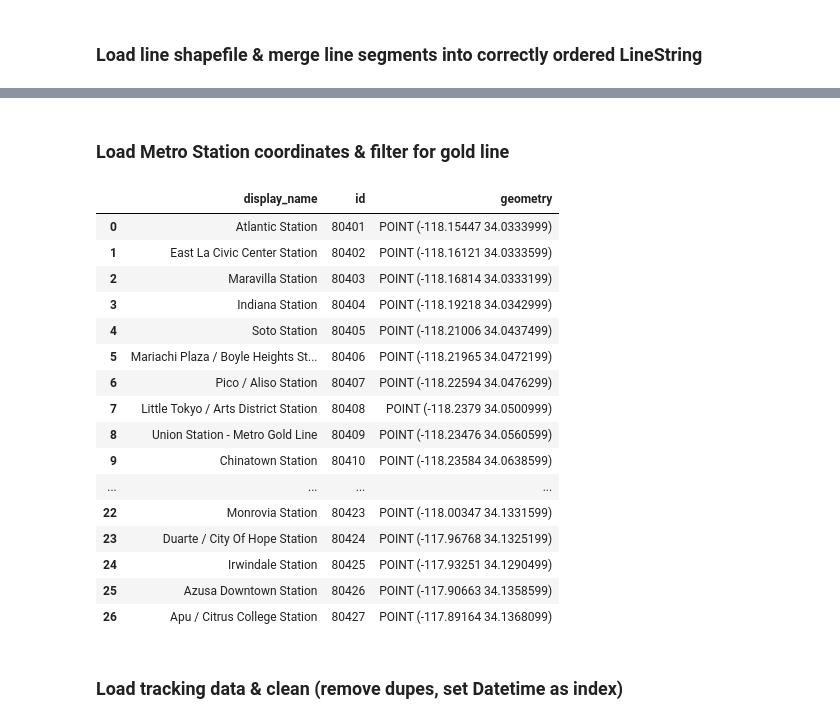
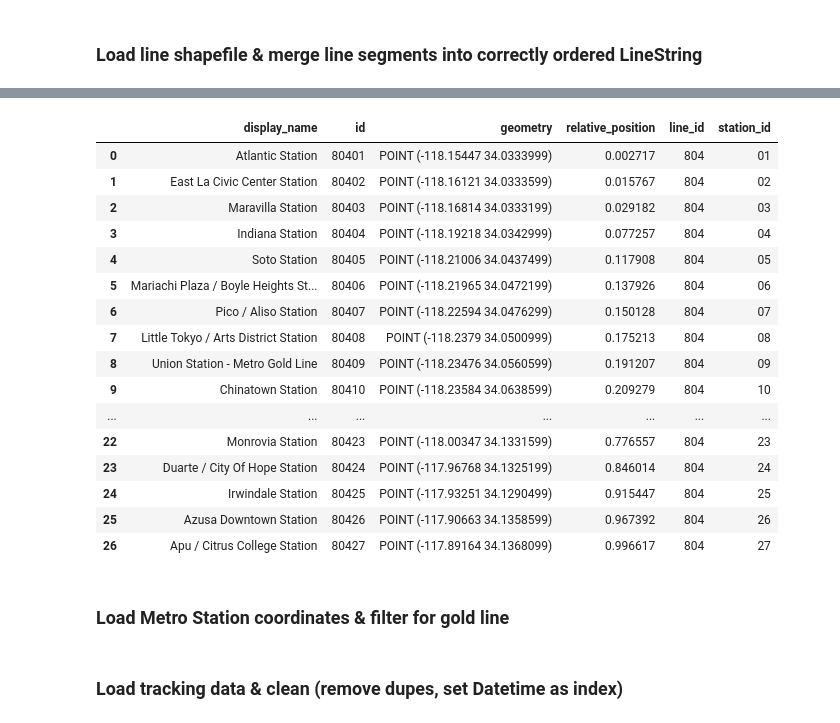
Before and after one commit to metro-ontime/analysis--deprecated, a Jupyter notebook: position_tracker.ipynb, the cells around one changed output, grey strips where cells are left out. Drawn from its saved outputs; the diff is of its cells as text; code cells hidden in the pictures.

```diff
--- a/position_tracker.ipynb
+++ b/position_tracker.ipynb
@@ -10,36 +17,27 @@ gold_line = create_ordered_line(data)
+# %%
+from App.classes.Line import loadStations
+stations = json.load(open('misc/GoldLineStationIds.json'))['items']
+loadStations(stations, gold_line)
+# %% [output]
+|  | display_name | id | geometry | relative_position | line_id | station_id |
+| 0 | Atlantic Station | 80401 | POINT (-118.15447 34.0333999) | 0.002717 | 804 | 01 |
+| 1 | East La Civic Center Station | 80402 | POINT (-118.16121 34.0333599) | 0.015767 | 804 | 02 |
+| 2 | Maravilla Station | 80403 | POINT (-118.16814 34.0333199) | 0.029182 | 804 | 03 |
+| 3 | Indiana Station | 80404 | POINT (-118.19218 34.0342999) | 0.077257 | 804 | 04 |
+| 4 | Soto Station | 80405 | POINT (-118.21006 34.0437499) | 0.117908 | 804 | 05 |
+| 5 | Mariachi Plaza / Boyle Heights St... | 80406 | POINT (-118.21965 34.0472199) | 0.137926 | 804 | 06 |
+| 6 | Pico / Aliso Station | 80407 | POINT (-118.22594 34.0476299) | 0.150128 | 804 | 07 |
+| 7 | Little Tokyo / Arts District Station | 80408 | POINT (-118.2379 34.0500999) | 0.175213 | 804 | 08 |
+| 8 | Union Station - Metro Gold Line | 80409 | POINT (-118.23476 34.0560599) | 0.191207 | 804 | 09 |
+| 9 | Chinatown Station | 80410 | POINT (-118.23584 34.0638599) | 0.209279 | 804 | 10 |
+| ... | ... | ... | ... | ... | ... | ... |
+| 22 | Monrovia Station | 80423 | POINT (-118.00347 34.1331599) | 0.776557 | 804 | 23 |
+| 23 | Duarte / City Of Hope Station | 80424 | POINT (-117.96768 34.1325199) | 0.846014 | 804 | 24 |
+| 24 | Irwindale Station | 80425 | POINT (-117.93251 34.1290499) | 0.915447 | 804 | 25 |
+| 25 | Azusa Downtown Station | 80426 | POINT (-117.90663 34.1358599) | 0.967392 | 804 | 26 |
+| 26 | Apu / Citrus College Station | 80427 | POINT (-117.89164 34.1368099) | 0.996617 | 804 | 27 |
 # %% [markdown]
 ### Load Metro Station coordinates & filter for gold line
-# %%
-import geopandas as gpd
-import pandas as pd
-from shapely.geometry import Point
-
-#stations = gpd.read_file('shapefiles/Metro_Rail_Lines_Stops.shp')
-#gold_line_stations = stations[stations['MetroLine'] == 'Gold Line']
-stations = json.load(open('misc/GoldLineStationIds.json'))['items']
-stations = pd.DataFrame(stations)
-stations = gpd.GeoDataFrame(stations, geometry = [Point(xy) for xy in zip(stations.longitude, stations.latitude)])
-stations = stations.drop(['latitude', 'longitude'], axis=1)
-gold_line_stations = stations
-gold_line_stations
-# %% [output]
-|  | display_name | id | geometry |
-| 0 | Atlantic Station | 80401 | POINT (-118.15447 34.0333999) |
-| 1 | East La Civic Center Station | 80402 | POINT (-118.16121 34.0333599) |
-| 2 | Maravilla Station | 80403 | POINT (-118.16814 34.0333199) |
-| 3 | Indiana Station | 80404 | POINT (-118.19218 34.0342999) |
-| 4 | Soto Station | 80405 | POINT (-118.21006 34.0437499) |
-| 5 | Mariachi Plaza / Boyle Heights St... | 80406 | POINT (-118.21965 34.0472199) |
-| 6 | Pico / Aliso Station | 80407 | POINT (-118.22594 34.0476299) |
-| 7 | Little Tokyo / Arts District Station | 80408 | POINT (-118.2379 34.0500999) |
-| 8 | Union Station - Metro Gold Line | 80409 | POINT (-118.23476 34.0560599) |
-| 9 | Chinatown Station | 80410 | POINT (-118.23584 34.0638599) |
-| ... | ... | ... | ... |
-| 22 | Monrovia Station | 80423 | POINT (-118.00347 34.1331599) |
-| 23 | Duarte / City Of Hope Station | 80424 | POINT (-117.96768 34.1325199) |
-| 24 | Irwindale Station | 80425 | POINT (-117.93251 34.1290499) |
-| 25 | Azusa Downtown Station | 80426 | POINT (-117.90663 34.1358599) |
-| 26 | Apu / Citrus College Station | 80427 | POINT (-117.89164 34.1368099) |
 # %% [markdown]
 ### Load tracking data & clean (remove dupes, set Datetime as index)
 # %%
```
Also changed, not shown: parts of 3 cells of this notebook, 1 other file.
